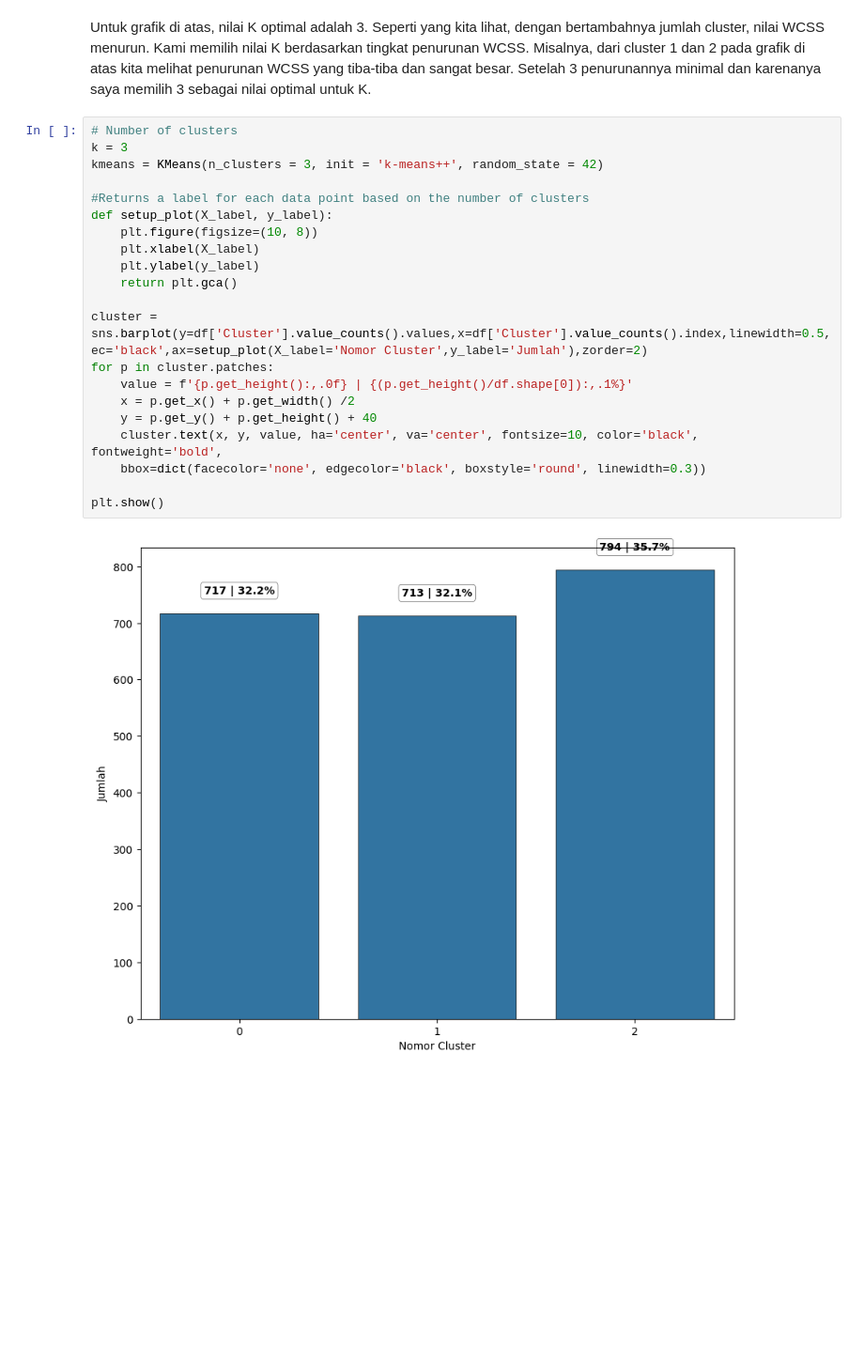
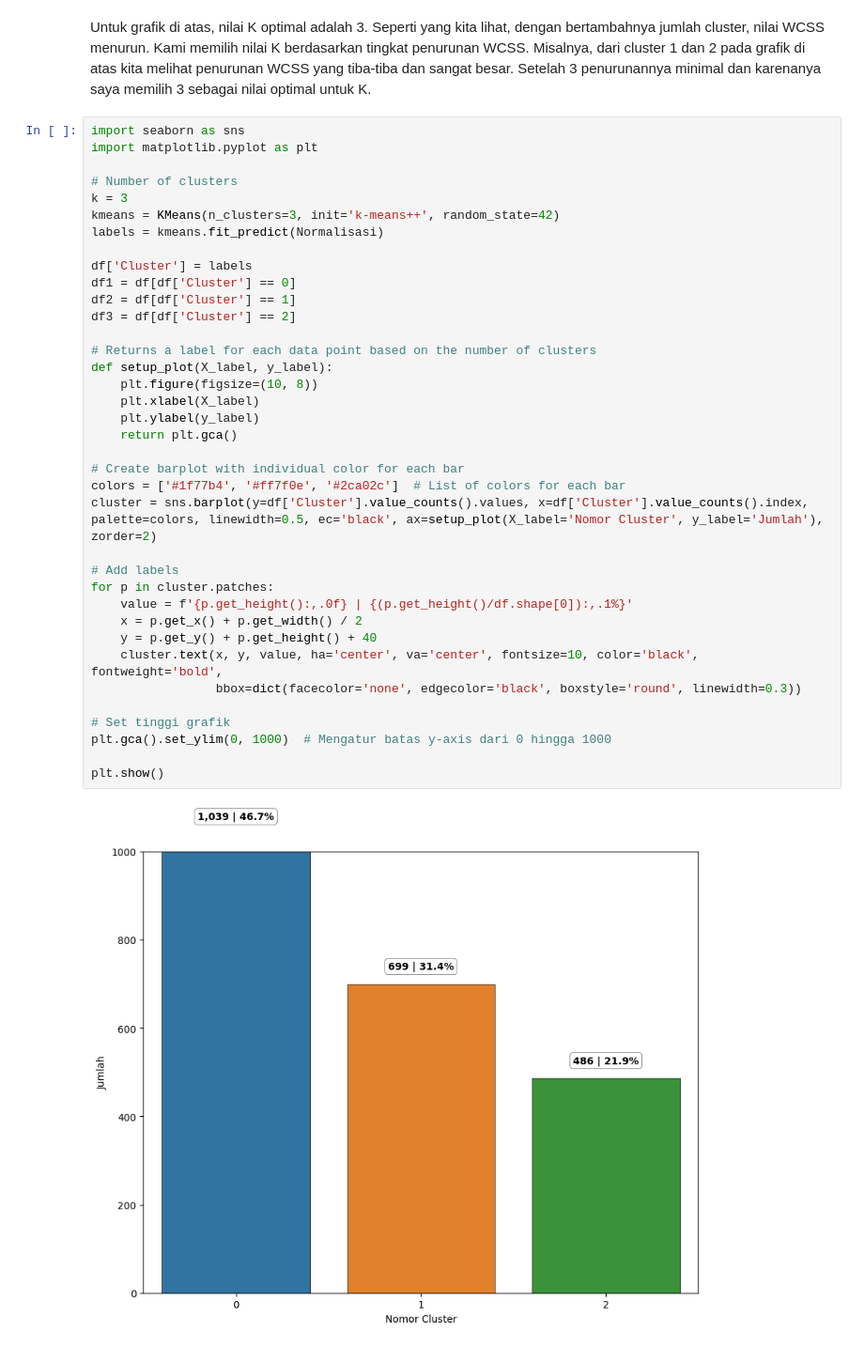
Before and after one commit to qiqioberon/Machine-Learning, a Jupyter notebook: Tugas 2/Muhammad Aqil Farrukh_5025221158_Tugas 2_Personality Analysis K-means.ipynb, the cells around one changed output. Shown at 94% size. Saved outputs shown, nothing was run; the diff lists cells and outputs as text; blank space fills up the shorter version.

```diff
--- a/Tugas 2/Muhammad Aqil Farrukh_5025221158_Tugas 2_Personality Analysis K-means.ipynb
+++ b/Tugas 2/Muhammad Aqil Farrukh_5025221158_Tugas 2_Personality Analysis K-means.ipynb
@@ -419,25 +421,41 @@ plt.show()
 # %% [markdown]
 Untuk grafik di atas, nilai K optimal adalah 3. Seperti yang kita lihat, dengan bertambahnya jumlah cluster, nilai WCSS menurun. Kami memilih nilai K berdasarkan tingkat penurunan WCSS. Misalnya, dari cluster 1 dan 2 pada grafik di atas kita melihat penurunan WCSS yang tiba-tiba dan sangat besar. Setelah 3 penurunannya minimal dan karenanya saya memilih 3 sebagai nilai optimal untuk K.
 # %%
+import seaborn as sns
+import matplotlib.pyplot as plt
+
 # Number of clusters
 k = 3
-kmeans = KMeans(n_clusters = 3, init = 'k-means++', random_state = 42)
+kmeans = KMeans(n_clusters=3, init='k-means++', random_state=42)
+labels = kmeans.fit_predict(Normalisasi)
 
-#Returns a label for each data point based on the number of clusters
+df['Cluster'] = labels
+df1 = df[df['Cluster'] == 0]
+df2 = df[df['Cluster'] == 1]
+df3 = df[df['Cluster'] == 2]
+
+# Returns a label for each data point based on the number of clusters
 def setup_plot(X_label, y_label):
     plt.figure(figsize=(10, 8))
     plt.xlabel(X_label)
     plt.ylabel(y_label)
     return plt.gca()
 
-cluster = sns.barplot(y=df['Cluster'].value_counts().values,x=df['Cluster'].value_counts().index,linewidth=0.5,ec='black',ax=setup_plot(X_label='Nomor Cluster',y_label='Jumlah'),zorder=2)
+# Create barplot with individual color for each bar
+colors = ['#1f77b4', '#ff7f0e', '#2ca02c']  # List of colors for each bar
+cluster = sns.barplot(y=df['Cluster'].value_counts().values, x=df['Cluster'].value_counts().index, palette=colors, linewidth=0.5, ec='black', ax=setup_plot(X_label='Nomor Cluster', y_label='Jumlah'), zorder=2)
+
+# Add labels
 for p in cluster.patches:
     value = f'{p.get_height():,.0f} | {(p.get_height()/df.shape[0]):,.1%}'
-    x = p.get_x() + p.get_width() /2
+    x = p.get_x() + p.get_width() / 2
     y = p.get_y() + p.get_height() + 40
     cluster.text(x, y, value, ha='center', va='center', fontsize=10, color='black', fontweight='bold',
-    bbox=dict(facecolor='none', edgecolor='black', boxstyle='round', linewidth=0.3))
+                 bbox=dict(facecolor='none', edgecolor='black', boxstyle='round', linewidth=0.3))
+
+# Set tinggi grafik
+plt.gca().set_ylim(0, 1000)  # Mengatur batas y-axis dari 0 hingga 1000
 
 plt.show()
 # %% [output]
-[figure, old version]
+[figure, new version]
```
Also changed, not shown: parts of 3 cells of this notebook.
